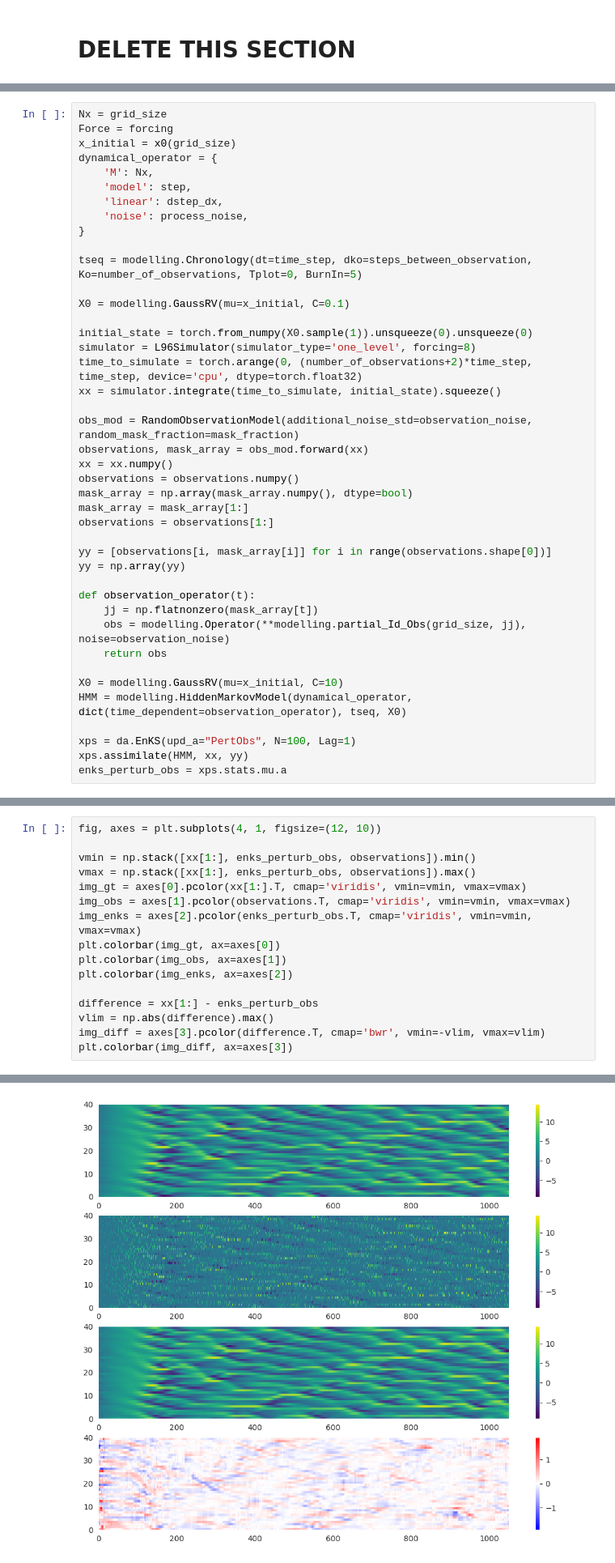
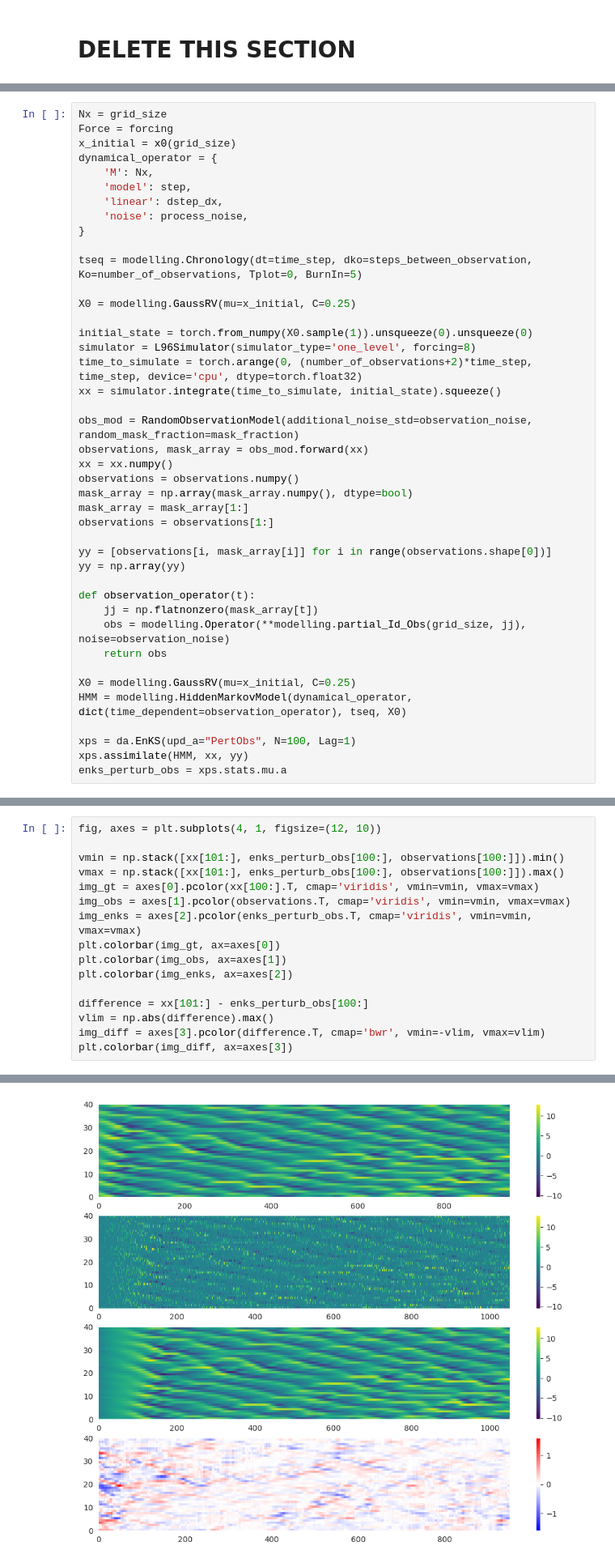
Before and after one commit to m-dml/coda, a Jupyter notebook: notebooks/L96_DA_dapper.ipynb, the cells around one changed output, grey strips where cells are left out. Shown at 81% size. Drawn from its saved outputs; the diff is of its cells as text.

```diff
--- a/notebooks/L96_DA_dapper.ipynb
+++ b/notebooks/L96_DA_dapper.ipynb
@@ -66,7 +301,7 @@ dynamical_operator = {
 
 tseq = modelling.Chronology(dt=time_step, dko=steps_between_observation, Ko=number_of_observations, Tplot=0, BurnIn=5)
 
-X0 = modelling.GaussRV(mu=x_initial, C=0.1)
+X0 = modelling.GaussRV(mu=x_initial, C=0.25)
 
 initial_state = torch.from_numpy(X0.sample(1)).unsqueeze(0).unsqueeze(0)
 simulator = L96Simulator(simulator_type='one_level', forcing=8)
@@ -89,7 +324,7 @@ def observation_operator(t):
     obs = modelling.Operator(**modelling.partial_Id_Obs(grid_size, jj), noise=observation_noise)
     return obs
 
-X0 = modelling.GaussRV(mu=x_initial, C=10)
+X0 = modelling.GaussRV(mu=x_initial, C=0.25)
 HMM = modelling.HiddenMarkovModel(dynamical_operator, dict(time_dependent=observation_operator), tseq, X0)
 
 xps = da.EnKS(upd_a="PertObs", N=100, Lag=1)
@@ -98,19 +336,19 @@ enks_perturb_obs = xps.stats.mu.a
 # %%
 fig, axes = plt.subplots(4, 1, figsize=(12, 10))
 
-vmin = np.stack([xx[1:], enks_perturb_obs, observations]).min()
-vmax = np.stack([xx[1:], enks_perturb_obs, observations]).max()
-img_gt = axes[0].pcolor(xx[1:].T, cmap='viridis', vmin=vmin, vmax=vmax)
+vmin = np.stack([xx[101:], enks_perturb_obs[100:], observations[100:]]).min()
+vmax = np.stack([xx[101:], enks_perturb_obs[100:], observations[100:]]).max()
+img_gt = axes[0].pcolor(xx[100:].T, cmap='viridis', vmin=vmin, vmax=vmax)
 img_obs = axes[1].pcolor(observations.T, cmap='viridis', vmin=vmin, vmax=vmax)
 img_enks = axes[2].pcolor(enks_perturb_obs.T, cmap='viridis', vmin=vmin, vmax=vmax)
 plt.colorbar(img_gt, ax=axes[0])
 plt.colorbar(img_obs, ax=axes[1])
 plt.colorbar(img_enks, ax=axes[2])
 
-difference = xx[1:] - enks_perturb_obs
+difference = xx[101:] - enks_perturb_obs[100:]
 vlim = np.abs(difference).max()
 img_diff = axes[3].pcolor(difference.T, cmap='bwr', vmin=-vlim, vmax=vlim)
 plt.colorbar(img_diff, ax=axes[3])
 # %% [output]
 <matplotlib.colorbar.Colorbar at 0x...>
-[figure, old version]
+[figure, new version]
```
Also changed, not shown: parts of 19 cells of this notebook, 5 other files.
